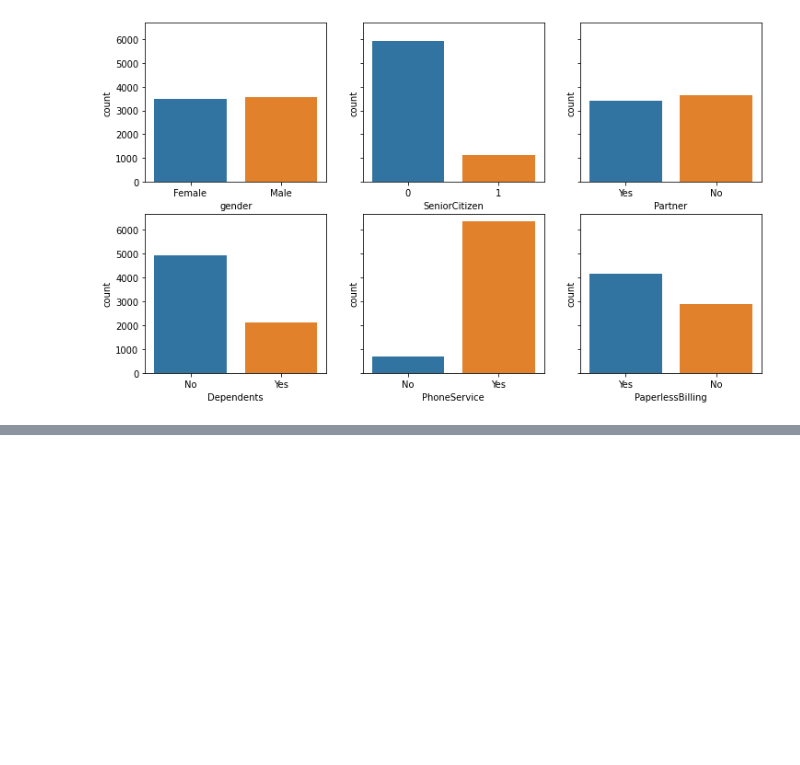
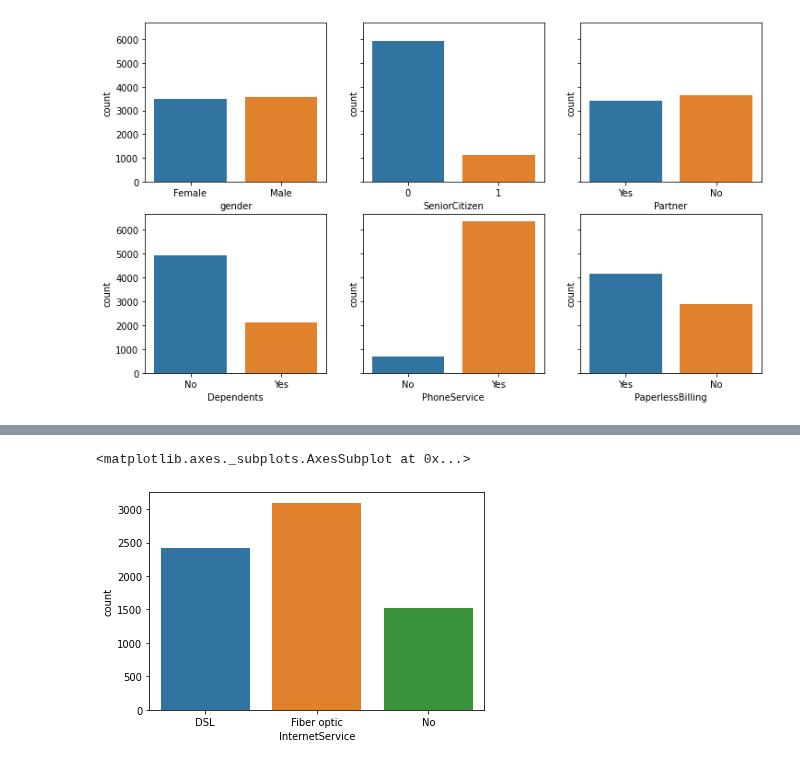
Before and after one commit to pavstar619/Churn-Prediction-Telco, a Jupyter notebook: Churn_Prediction_Telco.ipynb, the cells around one changed output, grey strips where cells are left out. Saved outputs shown, nothing was run; the diff lists cells and outputs as text; code cells hidden in the pictures; blank space fills up the shorter version.

```diff
--- a/Churn_Prediction_Telco.ipynb
+++ b/Churn_Prediction_Telco.ipynb
@@ -124,0 +136,5 @@ df.groupby('gender').mean()
+# %%
+sns.countplot("InternetService", data=df)
+# %% [output]
+<matplotlib.axes._subplots.AxesSubplot at 0x...>
+[figure, added]
```
Also changed, not shown: parts of 14 cells of this notebook.
